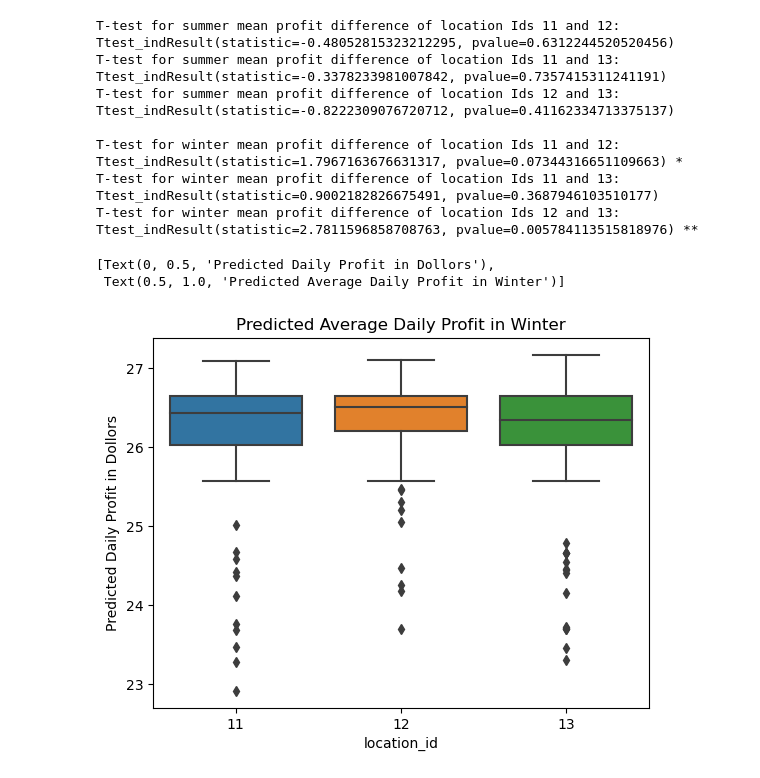
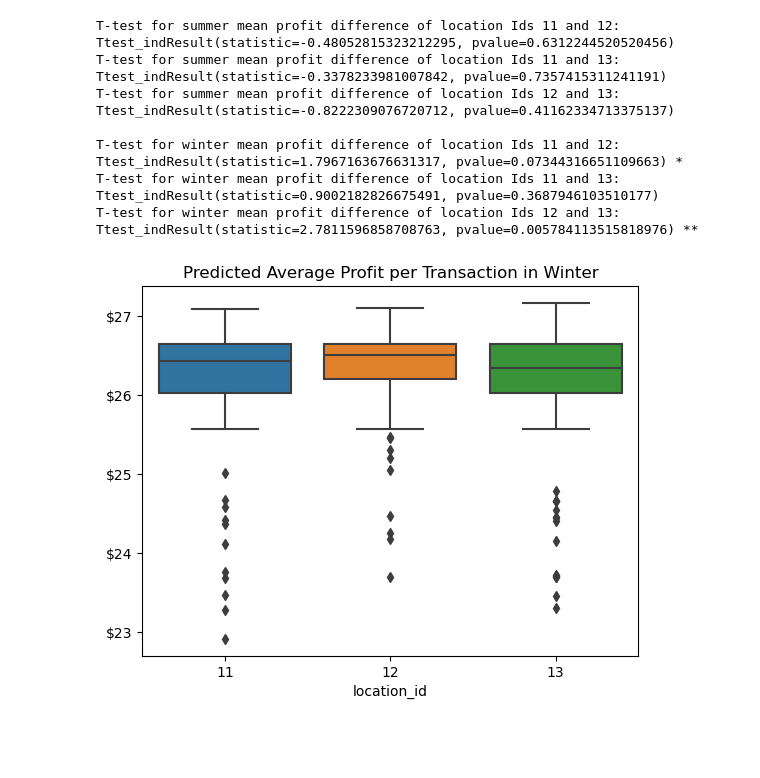
Before and after one commit to zandvakiliramin/intern-take-home-assessment, a Jupyter notebook: inference.ipynb, the cells around one changed output. Saved outputs shown, nothing was run; the diff lists cells and outputs as text; code cells hidden in the pictures; blank space fills up the shorter version.

```diff
--- a/inference.ipynb
+++ b/inference.ipynb
@@ -112,8 +112,11 @@ T-test for winter mean profit difference of location Ids 11 and 13: Ttest_indRes
 T-test for winter mean profit difference of location Ids 12 and 13: Ttest_indResult(statistic=2.7811596858708763, pvalue=0.005784113515818976) **
 # %%
 infer_winter = infer_data[infer_data.season == 'winter']
-sns.boxplot(infer_winter, x='location_id', y='predicted_profit').set(ylabel='Predicted Daily Profit in Dollors', title='Predicted Average Daily Profit in Winter')
+fig, ax = plt.subplots()
+sns.boxplot(infer_winter, x='location_id', y='predicted_profit').set(ylabel=None, title='Predicted Average Profit per Transaction in Winter')
+
+ax.yaxis.set_major_formatter('${x:1.0f}')
+
+plt.savefig('./assets/inference.png', bbox_inches='tight')
 # %% [output]
-[Text(0, 0.5, 'Predicted Daily Profit in Dollors'),
- Text(0.5, 1.0, 'Predicted Average Daily Profit in Winter')]
-[figure, old version]
+[figure, new version]
```
Also changed, not shown: 5 other files.
